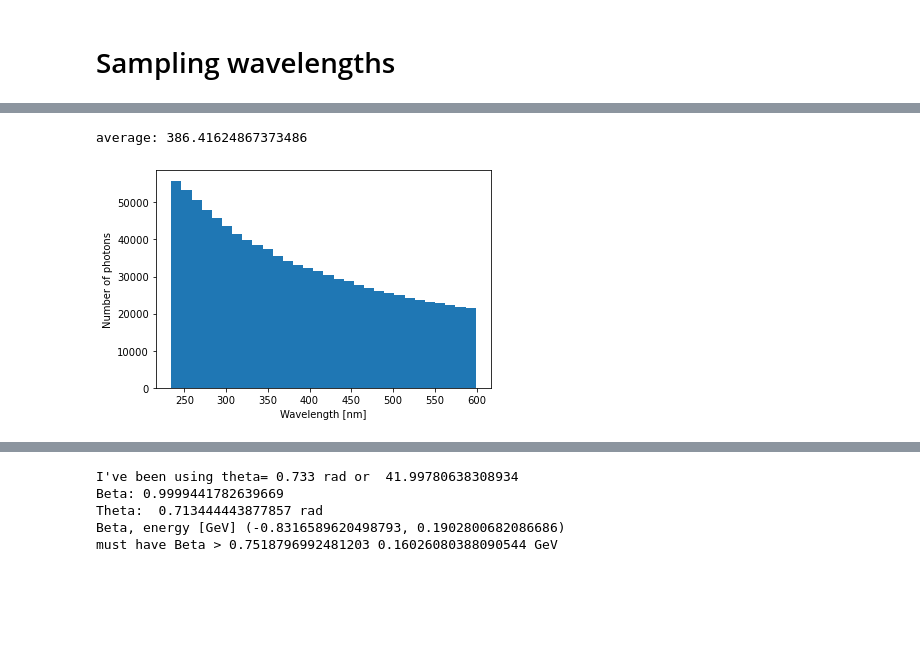
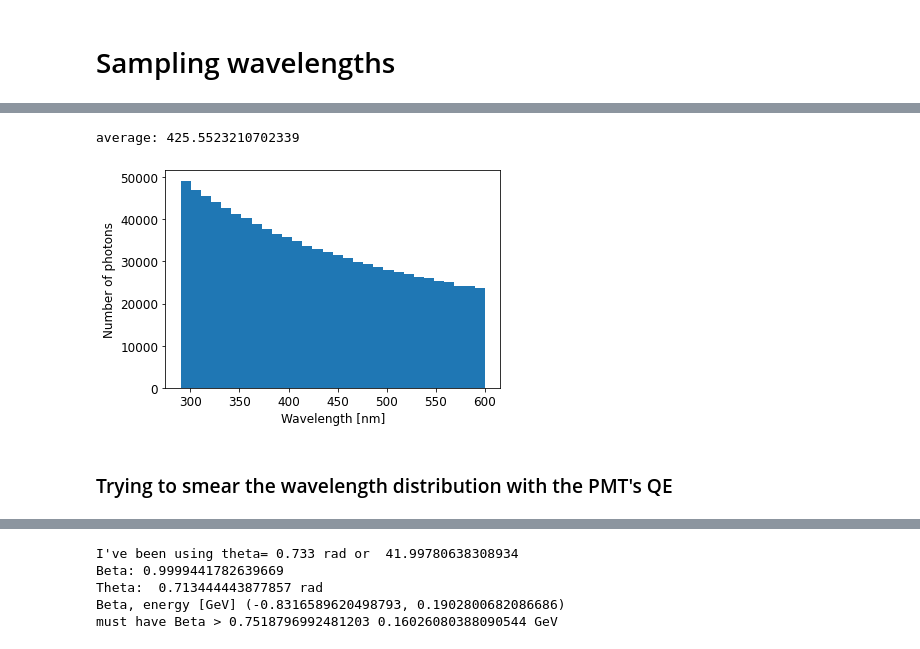
Before and after one commit to eklem1/OD_work, a Jupyter notebook: CherenkovGen/CherenkovTheory.ipynb, the cells around one changed output, grey strips where cells are left out. Saved outputs shown, nothing was run; the diff lists cells and outputs as text; code cells hidden in the pictures; blank space fills up the shorter version.

```diff
--- a/CherenkovGen/CherenkovTheory.ipynb
+++ b/CherenkovGen/CherenkovTheory.ipynb
@@ -165,13 +164,15 @@ plt.show()
 # %%
 NumPhotons = 1000000
-MuonEnergy = 1 #GeV
+MuonEnergy = 10 #GeV
 
 randomWave = LittleFunction.getCherenkovWavelengthSample(NumPhotons, MuonEnergy, Interp=True)
 print("average:", np.average(randomWave))
 plt.hist(randomWave, bins=30)
 plt.xlabel("Wavelength [nm]")
 plt.ylabel("Number of photons")
 plt.show()
 # %% [output]
-average: 386.41624867373486
+average: 425.5523210702339
-[figure, old version]
+[figure, new version]
+# %% [markdown]
+### Trying to smear the wavelength distribution with the PMT's QE
```
Also changed, not shown: parts of 14 cells of this notebook, 3 other files.
